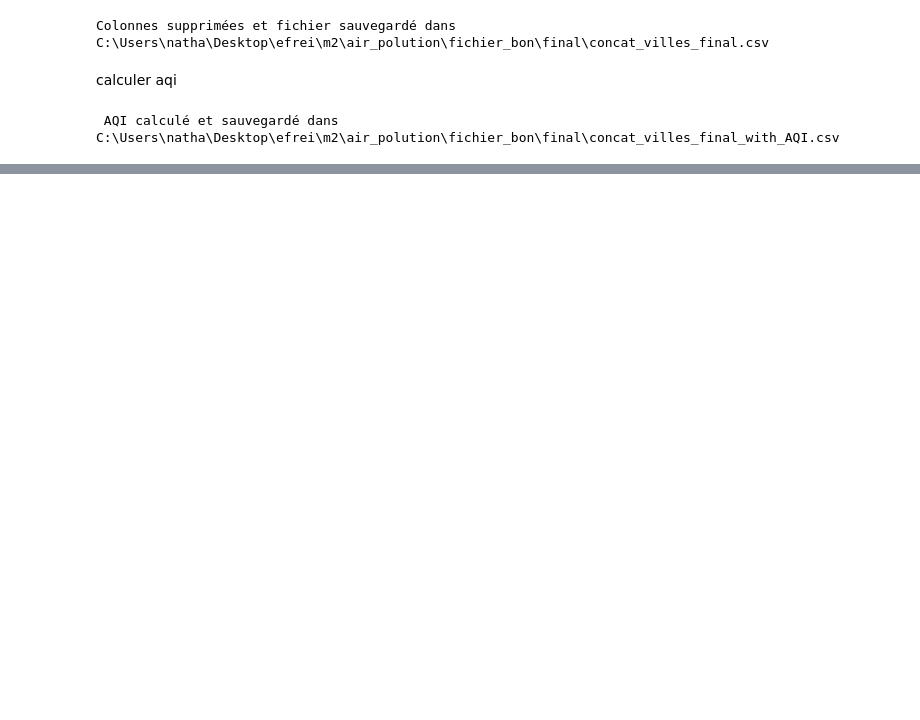
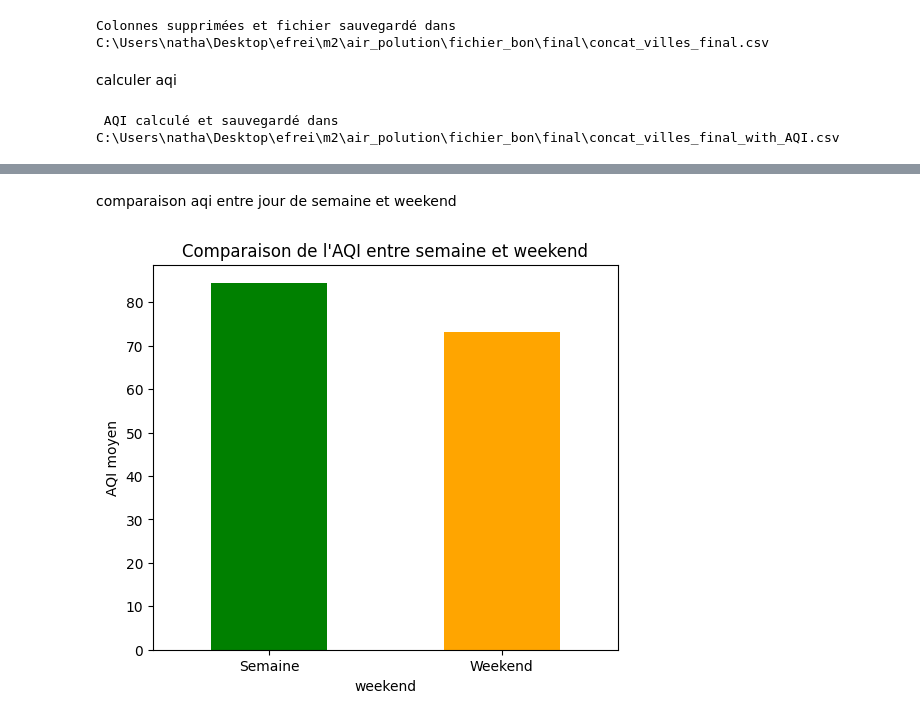
Before and after one commit to diamenter11/air_polution, a Jupyter notebook: visuel_colonnes.ipynb, the cells around one changed output, grey strips where cells are left out. Cells and saved outputs as stored; diff of their text form; code cells hidden in the pictures; blank space fills up the shorter version.

```diff
--- a/visuel_colonnes.ipynb
+++ b/visuel_colonnes.ipynb
@@ -452,0 +497,16 @@ ValueError: to assemble mappings requires at least that [year, month, day] be sp
+# %% [markdown]
+comparaison aqi entre jour de semaine et weekend
+# %%
+# Calcul de la moyenne AQI en semaine vs weekend
+df["weekend"] = df["date"].dt.dayofweek.isin([5,6]).astype(int)  # 1 = weekend, 0 = semaine
+moyennes = df.groupby("weekend")["AQI"].mean()
+
+# Tracer un graphique à barres
+plt.figure(figsize=(6,5))
+moyennes.plot(kind="bar", color=["green","orange"])
+plt.xticks([0,1], ["Semaine", "Weekend"], rotation=0)
+plt.ylabel("AQI moyen")
+plt.title("Comparaison de l'AQI entre semaine et weekend")
+plt.show()
+# %% [output]
+[figure, added]
```
Also changed, not shown: parts of 11 cells of this notebook, 3 other files.
